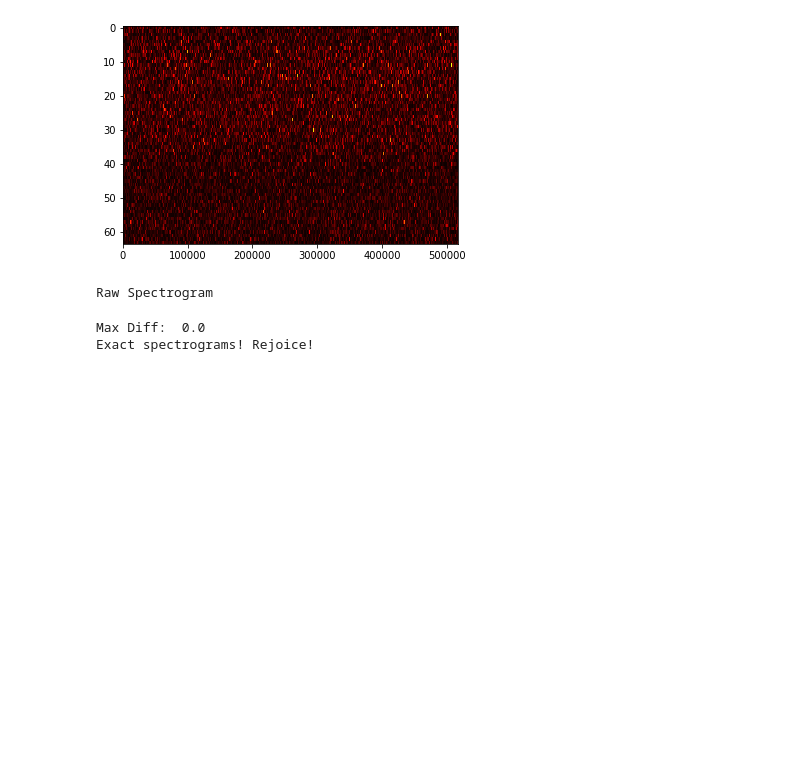
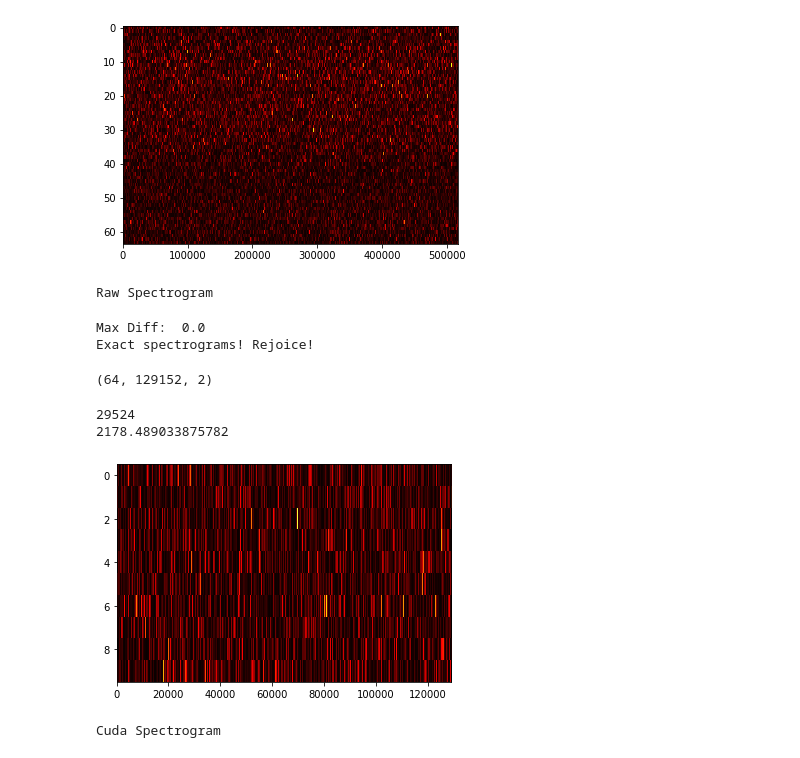
Before and after one commit to max-Hawkins/MAGiC, a Jupyter notebook: validate_spectrum.ipynb, the cells around one changed output. Saved outputs shown, nothing was run; the diff lists cells and outputs as text; code cells hidden in the pictures; blank space fills up the shorter version.

Commit message:
Refactor power spectrum and add polarization calc

```diff
--- a/validate_spectrum.ipynb
+++ b/validate_spectrum.ipynb
@@ -79,3 +81,24 @@ else:
 # %% [output]
 Max Diff:  0.0
 Exact spectrograms! Rejoice!
+# %%
+filename = 'blc3_guppi_57386_VOYAGER1_0004.0000_block000_pol_power.dat'
+f = open(filename, "r")
+cuda_spec = np.fromfile(f, dtype=np.int32)
+cuda_spec = np.reshape(cuda_spec, (64, -1, 2))
+cuda_spec.shape
+# %% [output]
+(64, 129152, 2)
+# %%
+pol_diff = np.abs(cuda_spec[:,:,0] - cuda_spec[:,:,1])
+print(np.max(pol_diff))
+print(np.mean(pol_diff))
+plt.imshow(pol_diff[15:25,:], interpolation='None', aspect='auto', cmap='hot')
+
+plt.show()
+print("Cuda Spectrogram")
+# %% [output]
+29524
+2178.489033875782
+[figure, added]
+Cuda Spectrogram
```
Also changed, not shown: parts of 5 cells of this notebook, 5 other files.
